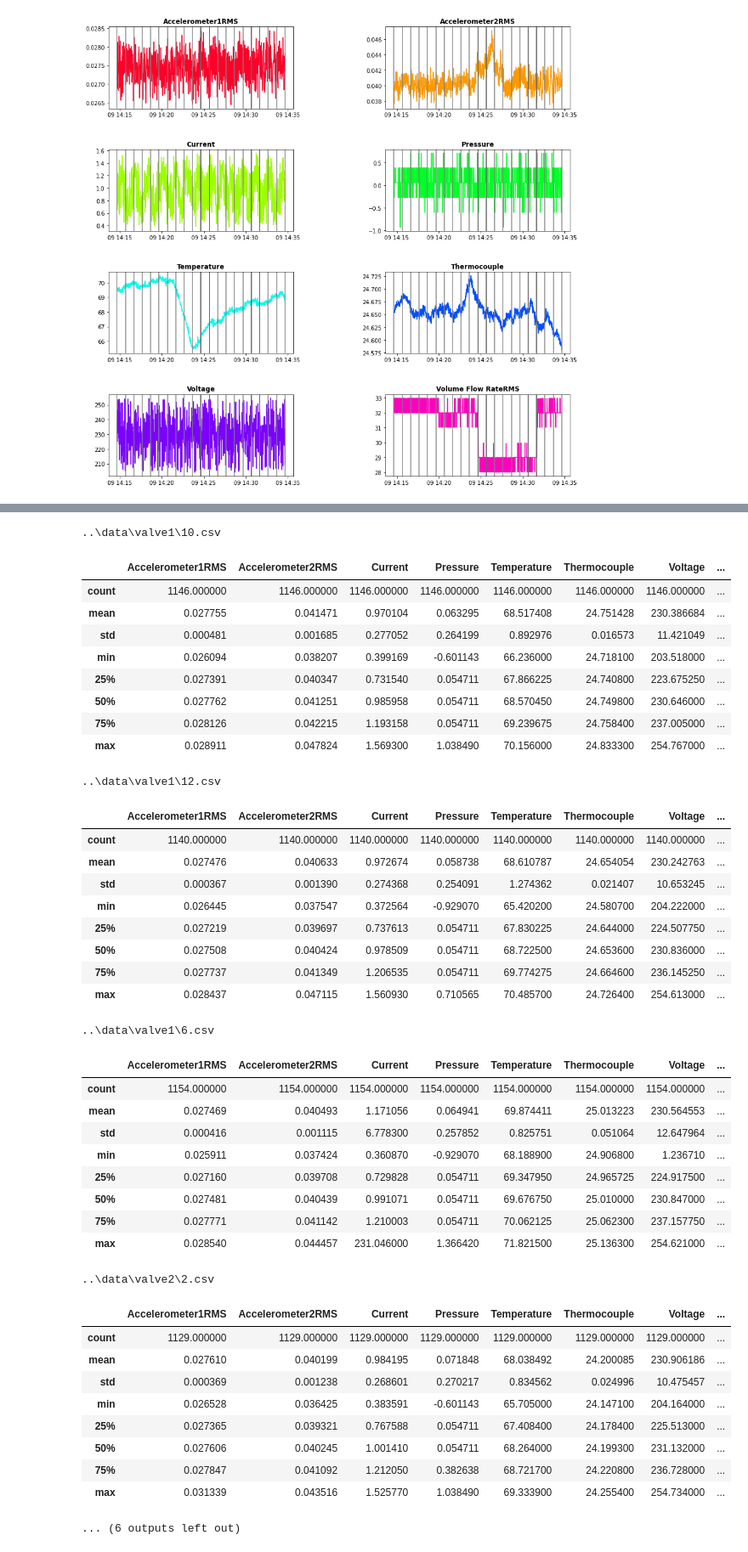
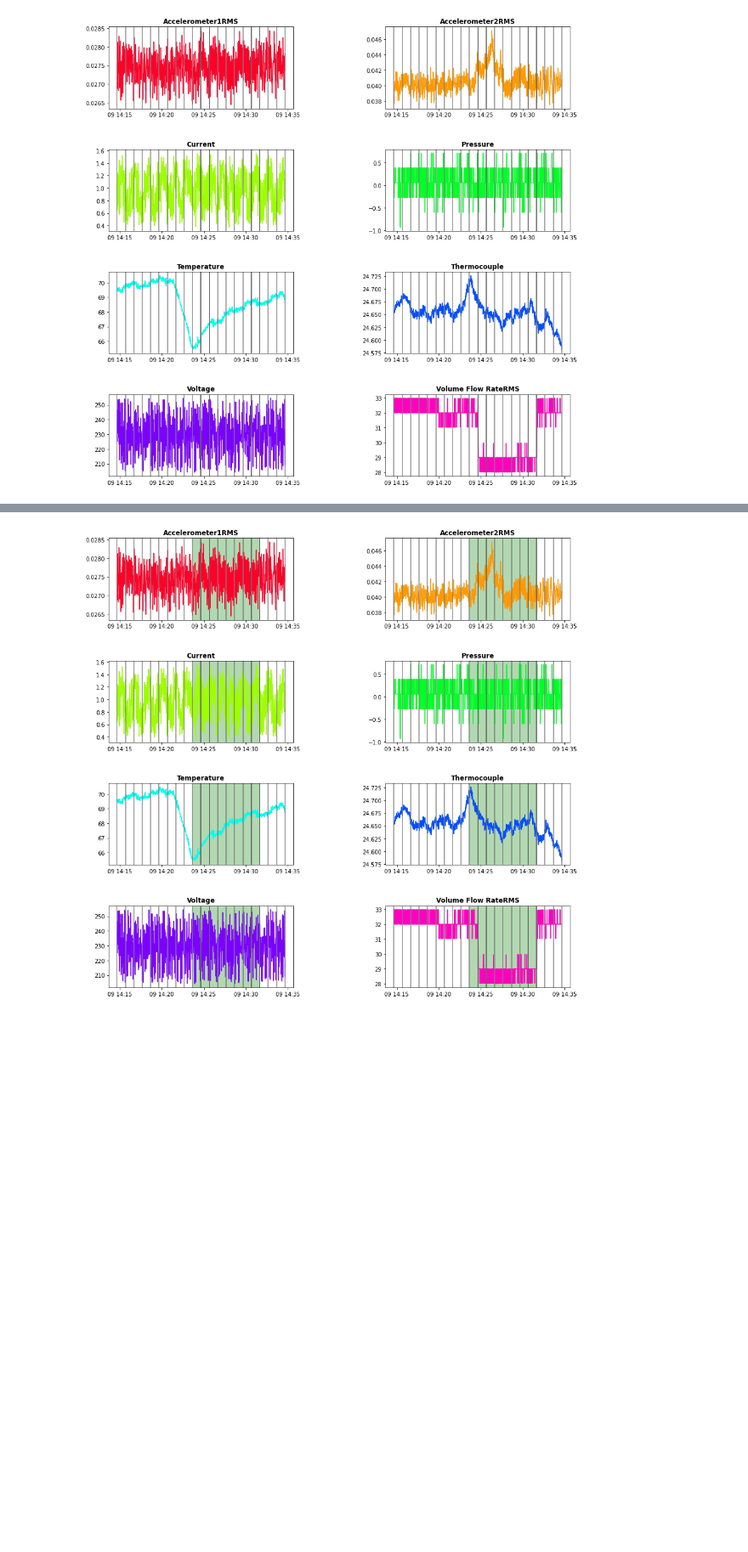
Before and after one commit to shcoops/SKAB, a Jupyter notebook: notebooks/DTW.ipynb, the cells around one changed output, grey strips where cells are left out. Shown at 85% size. Saved outputs shown, nothing was run; the diff lists cells and outputs as text; code cells hidden in the pictures; blank space fills up the shorter version.

```diff
--- a/notebooks/DTW.ipynb
+++ b/notebooks/DTW.ipynb
@@ -83,6 +92,8 @@ def timewarp(arrays):
         d[pair[0], pair[1]] = alignment.distance
     return d
 # %%
+n = 20
+
 # Plot Data
 experiments = [19]
 for i in experiments:
@@ -90,9 +101,9 @@ for i in experiments:
     display(dfs[i].describe())
     df = dfs[i]
     fig, axes = plt.subplots(nrows=4, ncols=2)
-    color = iter(cm.gist_rainbow(np.linspace(0, 1, len(df.columns)-2)))
+    color = iter(cm.gist_rainbow(np.linspace(0, 1, 8)))
     points = df.index[df['changepoint'] == 1].tolist()
-    arrays, locs = df_split(df, 20)
+    arrays, locs = df_split(df, n)
 
     for col, ax in zip(df.columns[0:8], axes.flatten()):
         c = next(color)
@@ -125,12 +136,14 @@ for df in dfs:
     scaler.fit(df[col_names])
     dfs_stand.append(pd.DataFrame(data=scaler.transform(df[col_names]), index=df.index, columns=col_names))
 # %%
+from scipy.spatial import distance
+
 # DTW Attempt 1
 Ds = []
 labels = []
 highlights = []
 for df in dfs_stand:
-    arrays, locs = df_split(df, 20)
+    arrays, locs = df_split(df, n)
     d = timewarp(arrays)
     kmedoids = KMedoids(n_clusters=2, metric='precomputed', method='pam', init='heuristic').fit(np.array(d))
     label = kmedoids.labels_
@@ -140,3 +153,9 @@ for df in dfs_stand:
     Ds.append(d)
     labels.append(label)
     highlights.append(highlight)
+# %%
+# DTW Labels to point predictions
+for i in range(len(dfs)):
+    dfs[i]['prediction'] = 0
+    for highlight in highlights[i]:
+        dfs[i]['prediction'].loc[highlight[0]:highlight[1]] = 1
@@ -143,14 +167,13 @@ for df in dfs_stand:
 # %%
-experiments = [2, 10, 17, 19, 27, 33]
 for i in experiments:
     print(all_files[i].replace("/","\\"))
     display(dfs[i].describe())
     df = dfs[i]
     fig, axes = plt.subplots(nrows=4, ncols=2)
-    color = iter(cm.gist_rainbow(np.linspace(0, 1, len(df.columns)-2)))
+    color = iter(cm.gist_rainbow(np.linspace(0, 1, 8)))
     points = df.index[df['changepoint'] == 1].tolist()
     preds = highlights[i]
-    arrays, locs = df_split(df, 20)
+    arrays, locs = df_split(df, n)
 
     for col, ax in zip(df.columns[0:8], axes.flatten()):
         c = next(color)
@@ -189,41 +202 @@ for i in experiments:
-..\data\valve1\10.csv
-|  | Accelerometer1RMS | Accelerometer2RMS | Current | Pressure | Temperature | Thermocouple | Voltage | ... |
-| count | 1146.000000 | 1146.000000 | 1146.000000 | 1146.000000 | 1146.000000 | 1146.000000 | 1146.000000 | ... |
-| mean | 0.027755 | 0.041471 | 0.970104 | 0.063295 | 68.517408 | 24.751428 | 230.386684 | ... |
-| std | 0.000481 | 0.001685 | 0.277052 | 0.264199 | 0.892976 | 0.016573 | 11.421049 | ... |
-| min | 0.026094 | 0.038207 | 0.399169 | -0.601143 | 66.236000 | 24.718100 | 203.518000 | ... |
-| 25% | 0.027391 | 0.040347 | 0.731540 | 0.054711 | 67.866225 | 24.740800 | 223.675250 | ... |
-| 50% | 0.027762 | 0.041251 | 0.985958 | 0.054711 | 68.570450 | 24.749800 | 230.646000 | ... |
-| 75% | 0.028126 | 0.042215 | 1.193158 | 0.054711 | 69.239675 | 24.758400 | 237.005000 | ... |
-| max | 0.028911 | 0.047824 | 1.569300 | 1.038490 | 70.156000 | 24.833300 | 254.767000 | ... |
-..\data\valve1\12.csv
-|  | Accelerometer1RMS | Accelerometer2RMS | Current | Pressure | Temperature | Thermocouple | Voltage | ... |
-| count | 1140.000000 | 1140.000000 | 1140.000000 | 1140.000000 | 1140.000000 | 1140.000000 | 1140.000000 | ... |
-| mean | 0.027476 | 0.040633 | 0.972674 | 0.058738 | 68.610787 | 24.654054 | 230.242763 | ... |
-| std | 0.000367 | 0.001390 | 0.274368 | 0.254091 | 1.274362 | 0.021407 | 10.653245 | ... |
-| min | 0.026445 | 0.037547 | 0.372564 | -0.929070 | 65.420200 | 24.580700 | 204.222000 | ... |
-| 25% | 0.027219 | 0.039697 | 0.737613 | 0.054711 | 67.830225 | 24.644000 | 224.507750 | ... |
-| 50% | 0.027508 | 0.040424 | 0.978509 | 0.054711 | 68.722500 | 24.653600 | 230.836000 | ... |
-| 75% | 0.027737 | 0.041349 | 1.206535 | 0.054711 | 69.774275 | 24.664600 | 236.145250 | ... |
-| max | 0.028437 | 0.047115 | 1.560930 | 0.710565 | 70.485700 | 24.726400 | 254.613000 | ... |
-..\data\valve1\6.csv
-|  | Accelerometer1RMS | Accelerometer2RMS | Current | Pressure | Temperature | Thermocouple | Voltage | ... |
-| count | 1154.000000 | 1154.000000 | 1154.000000 | 1154.000000 | 1154.000000 | 1154.000000 | 1154.000000 | ... |
-| mean | 0.027469 | 0.040493 | 1.171056 | 0.064941 | 69.874411 | 25.013223 | 230.564553 | ... |
-| std | 0.000416 | 0.001115 | 6.778300 | 0.257852 | 0.825751 | 0.051064 | 12.647964 | ... |
-| min | 0.025911 | 0.037424 | 0.360870 | -0.929070 | 68.188900 | 24.906800 | 1.236710 | ... |
-| 25% | 0.027160 | 0.039708 | 0.729828 | 0.054711 | 69.347950 | 24.965725 | 224.917500 | ... |
-| 50% | 0.027481 | 0.040439 | 0.991071 | 0.054711 | 69.676750 | 25.010000 | 230.847000 | ... |
-| 75% | 0.027771 | 0.041142 | 1.210003 | 0.054711 | 70.062125 | 25.062300 | 237.157750 | ... |
-| max | 0.028540 | 0.044457 | 231.046000 | 1.366420 | 71.821500 | 25.136300 | 254.621000 | ... |
-..\data\valve2\2.csv
-|  | Accelerometer1RMS | Accelerometer2RMS | Current | Pressure | Temperature | Thermocouple | Voltage | ... |
-| count | 1129.000000 | 1129.000000 | 1129.000000 | 1129.000000 | 1129.000000 | 1129.000000 | 1129.000000 | ... |
-| mean | 0.027610 | 0.040199 | 0.984195 | 0.071848 | 68.038492 | 24.200085 | 230.906186 | ... |
-| std | 0.000369 | 0.001238 | 0.268601 | 0.270217 | 0.834562 | 0.024996 | 10.475457 | ... |
-| min | 0.026528 | 0.036425 | 0.383591 | -0.601143 | 65.705000 | 24.147100 | 204.164000 | ... |
-| 25% | 0.027365 | 0.039321 | 0.767588 | 0.054711 | 67.408400 | 24.178400 | 225.513000 | ... |
-| 50% | 0.027606 | 0.040245 | 1.001410 | 0.054711 | 68.264000 | 24.199300 | 231.132000 | ... |
-| 75% | 0.027847 | 0.041092 | 1.212050 | 0.382638 | 68.721700 | 24.220800 | 236.728000 | ... |
-| max | 0.031339 | 0.043516 | 1.525770 | 1.038490 | 69.333900 | 24.255400 | 254.734000 | ... |
-... (6 outputs left out)
+[figure, added]
```
Also changed, not shown: parts of 7 cells of this notebook.
